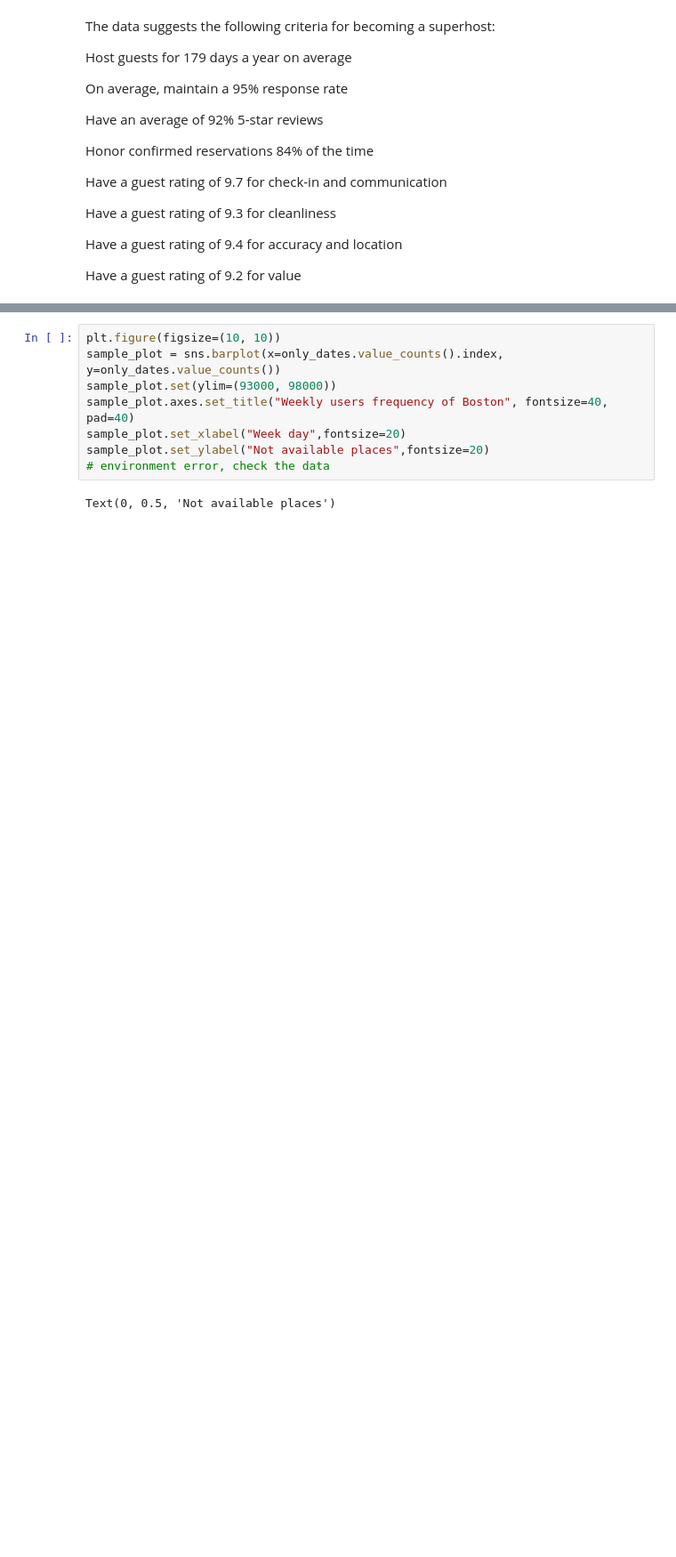
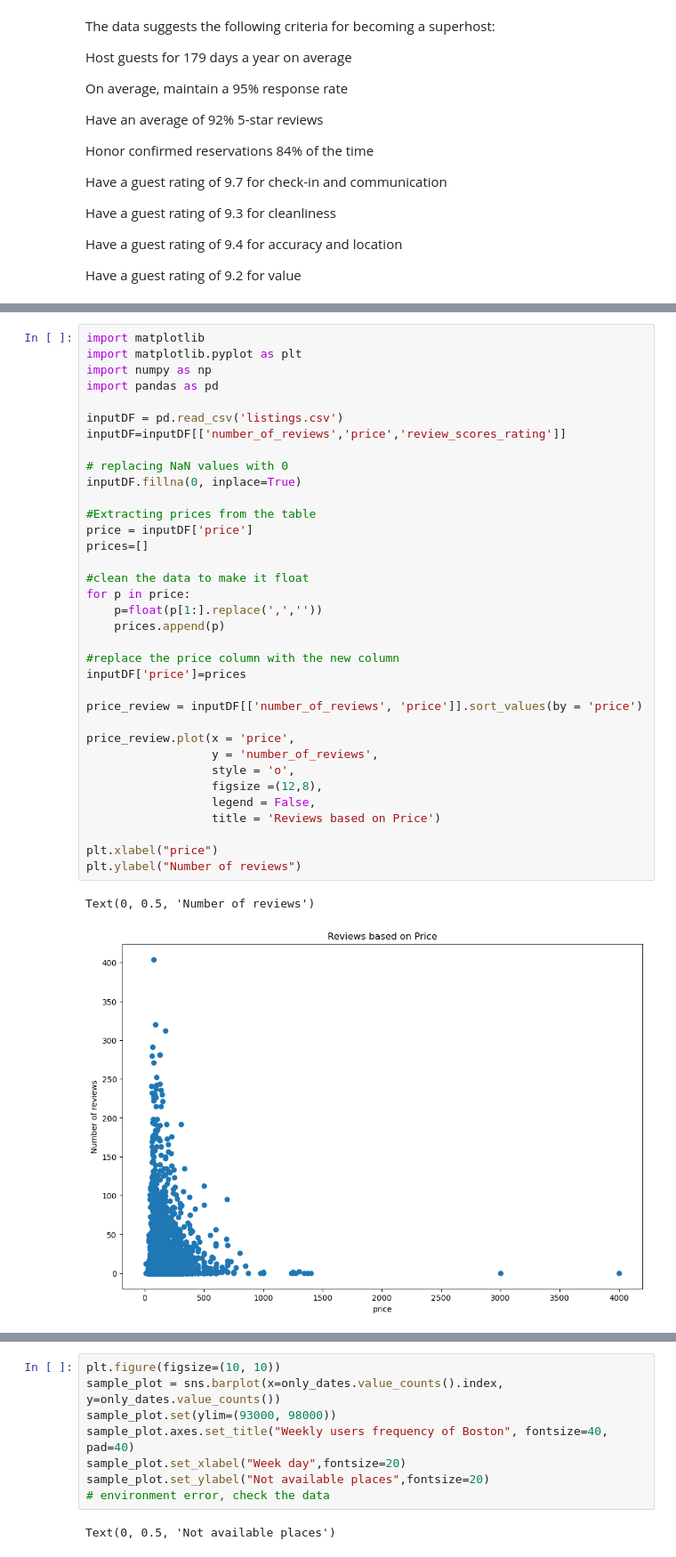
Before and after one commit to Tianyu-Fang/Data-Mining-on-Airbnb-Listings, a Jupyter notebook: data mining group project.ipynb, the cells around one changed output, grey strips where cells are left out. Shown: that part at 89% size. Drawn from its saved outputs; the diff is of its cells as text; blank space fills up the shorter version.

```diff
--- a/data mining group project.ipynb
+++ b/data mining group project.ipynb
@@ -338,0 +381,38 @@ Have a guest rating of 9.2 for value
+# %%
+import matplotlib
+import matplotlib.pyplot as plt
+import numpy as np
+import pandas as pd
+
+inputDF = pd.read_csv('listings.csv')
+inputDF=inputDF[['number_of_reviews','price','review_scores_rating']]
+
+# replacing NaN values with 0
+inputDF.fillna(0, inplace=True)
+
+#Extracting prices from the table
+price = inputDF['price']
+prices=[]
+
+#clean the data to make it float
+for p in price:
+    p=float(p[1:].replace(',',''))
+    prices.append(p)
+
+#replace the price column with the new column
+inputDF['price']=prices
+
+price_review = inputDF[['number_of_reviews', 'price']].sort_values(by = 'price')
+
+price_review.plot(x = 'price',
+                  y = 'number_of_reviews',
+                  style = 'o',
+                  figsize =(12,8),
+                  legend = False,
+                  title = 'Reviews based on Price')
+
+plt.xlabel("price")
+plt.ylabel("Number of reviews")
+# %% [output]
+Text(0, 0.5, 'Number of reviews')
+[figure, added]
```
Also changed, not shown: parts of 13 cells of this notebook.
